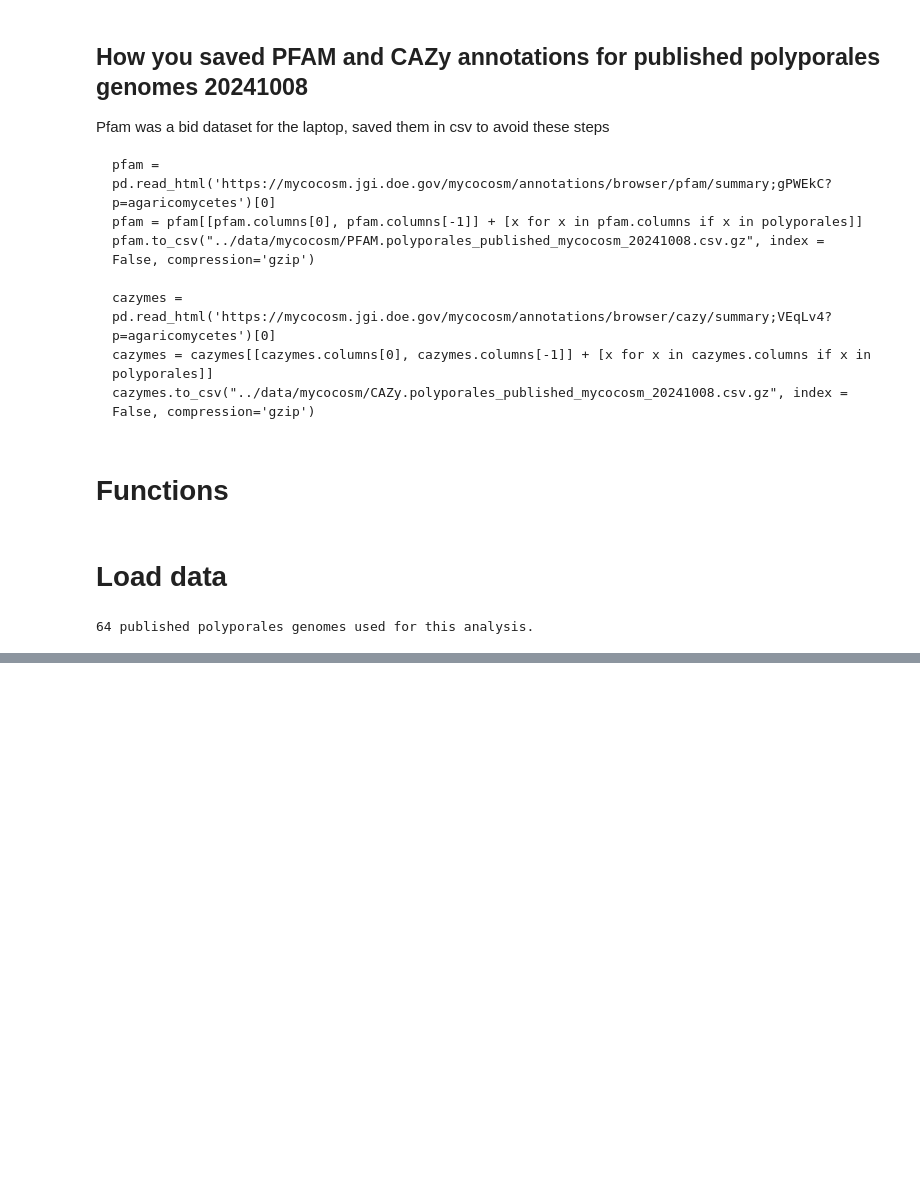
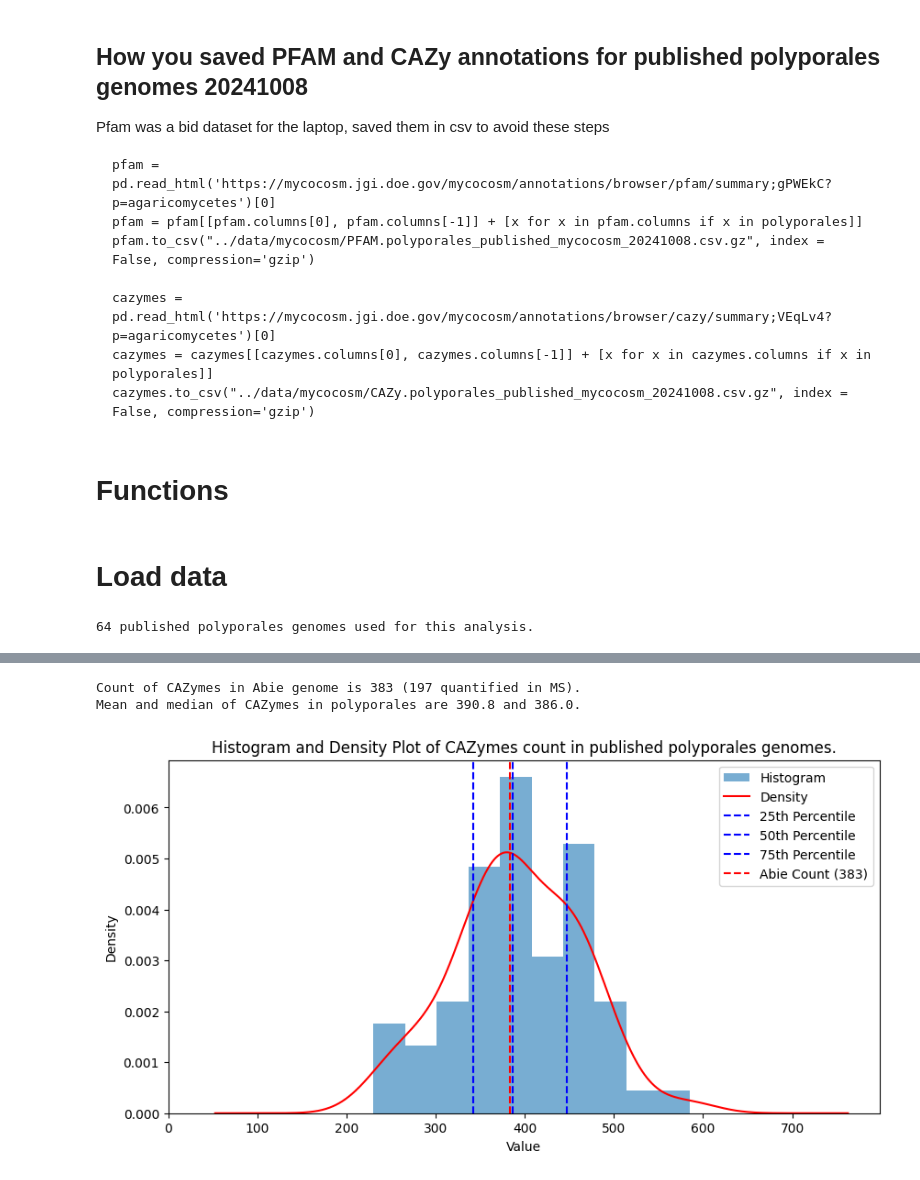
Before and after one commit to Roman-Si/Abortiporus_biennis_secretomics, a Jupyter notebook: code/polyporales_mycocsm.ipynb, the cells around one changed output, grey strips where cells are left out. Saved outputs shown, nothing was run; the diff lists cells and outputs as text; code cells hidden in the pictures; blank space fills up the shorter version.

```diff
--- a/code/polyporales_mycocsm.ipynb
+++ b/code/polyporales_mycocsm.ipynb
@@ -98,0 +138,16 @@ cazy_df['GeneID'] = cazy_df['proteinId'].str.split("-R").str[0]
+# %%
+cazy_classes = ["AA", "CE", "GH", "GT", "PL"]
+
+temp_list = cazy.loc[cazy['Annotations/Genomes'].isin(cazy_classes)].iloc[:, 2:].sum(skipna=True).tolist()
+
+temp_df = cazy_df.loc[cazy_df['cazy_class'].isin(cazy_classes)]
+temp_df = temp_df.drop_duplicates("GeneID")
+
+abie_count = len(temp_df)
+abie_ms_count = len(df.loc[(df['proteinId'].isin(temp_df['proteinId'].tolist())) & (df['MS'] == "quant")])
+
+plot_hist_density('CAZymes', abie_count, abie_ms_count, temp_list)
+# %% [output]
+Count of CAZymes in Abie genome is 383 (197 quantified in MS).
+Mean and median of CAZymes in polyporales are 390.8 and 386.0.
+[figure, added]
```
Also changed, not shown: parts of 13 cells of this notebook, 2 other files.
